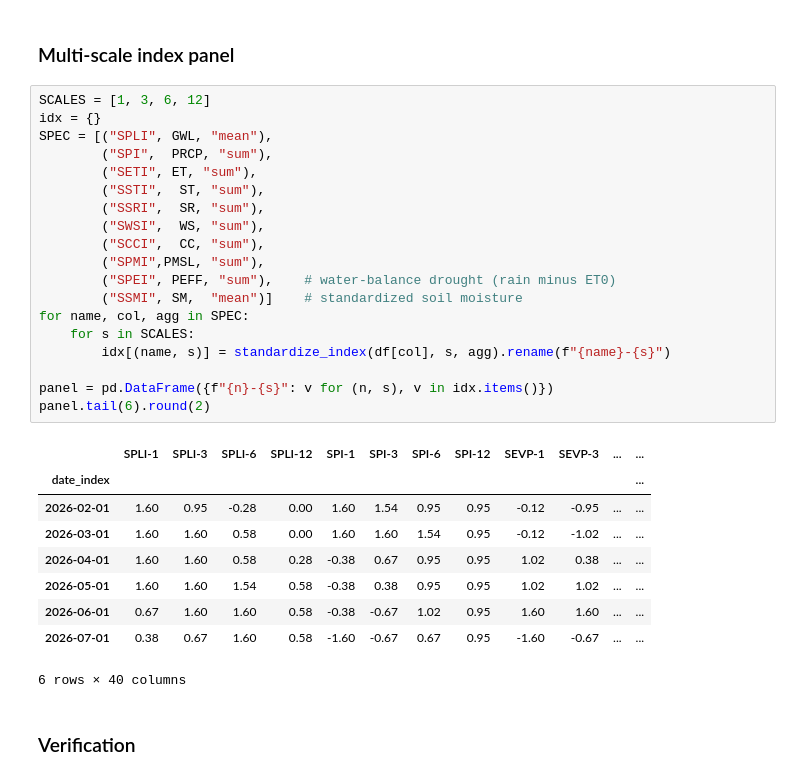
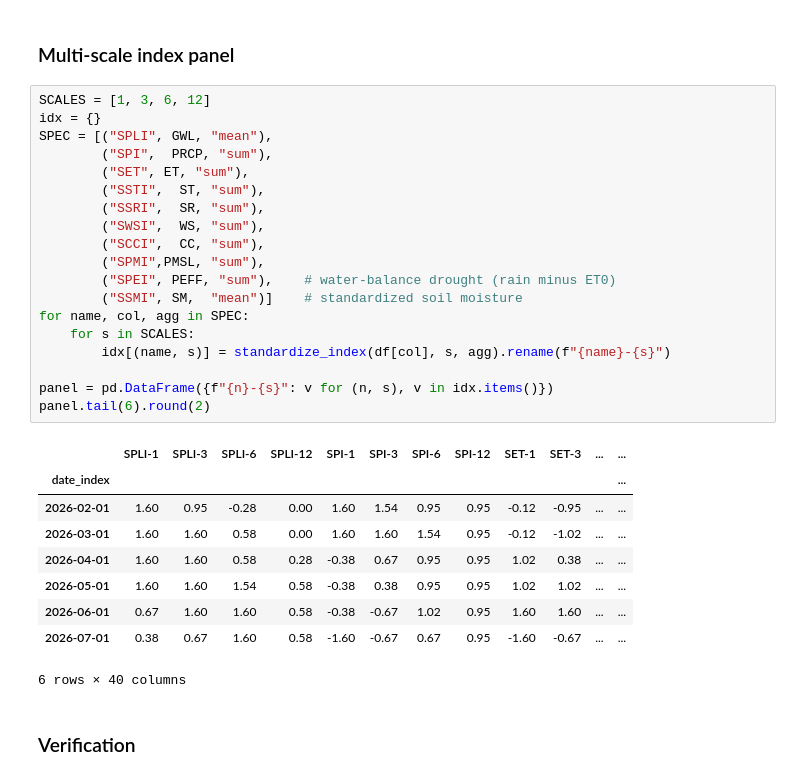
Before and after one commit to lauradmch/NappeCast-forecasting, a Jupyter notebook: notebooks/extreme_events_analysis.ipynb, the cells around one changed output. Drawn from its saved outputs; the diff is of its cells as text.

```diff
--- a/notebooks/extreme_events_analysis.ipynb
+++ b/notebooks/extreme_events_analysis.ipynb
@@ -126,24 +126,24 @@ Name: niveau_nappe_eau_s1, dtype: float64
 # %%
 SCALES = [1, 3, 6, 12]
 idx = {}
 SPEC = [("SPLI", GWL, "mean"),
         ("SPI",  PRCP, "sum"),
-        ("SETI", ET, "sum"),
+        ("SET", ET, "sum"),
         ("SSTI",  ST, "sum"),
         ("SSRI",  SR, "sum"),
         ("SWSI",  WS, "sum"),
         ("SCCI",  CC, "sum"),
         ("SPMI",PMSL, "sum"),
         ("SPEI", PEFF, "sum"),    # water-balance drought (rain minus ET0)
         ("SSMI", SM,  "mean")]    # standardized soil moisture
 for name, col, agg in SPEC:
     for s in SCALES:
         idx[(name, s)] = standardize_index(df[col], s, agg).rename(f"{name}-{s}")
 
 panel = pd.DataFrame({f"{n}-{s}": v for (n, s), v in idx.items()})
 panel.tail(6).round(2)
 # %% [output]
-|  | SPLI-1 | SPLI-3 | SPLI-6 | SPLI-12 | SPI-1 | SPI-3 | SPI-6 | SPI-12 | SEVP-1 | SEVP-3 | ... | ... |
+|  | SPLI-1 | SPLI-3 | SPLI-6 | SPLI-12 | SPI-1 | SPI-3 | SPI-6 | SPI-12 | SET-1 | SET-3 | ... | ... |
 | date_index |  |  |  |  |  |  |  |  |  |  |  | ... |
 | 2026-02-01 | 1.60 | 0.95 | -0.28 | 0.00 | 1.60 | 1.54 | 0.95 | 0.95 | -0.12 | -0.95 | ... | ... |
 | 2026-03-01 | 1.60 | 1.60 | 0.58 | 0.00 | 1.60 | 1.60 | 1.54 | 0.95 | -0.12 | -1.02 | ... | ... |
```
Also changed, not shown: parts of 8 cells of this notebook.
